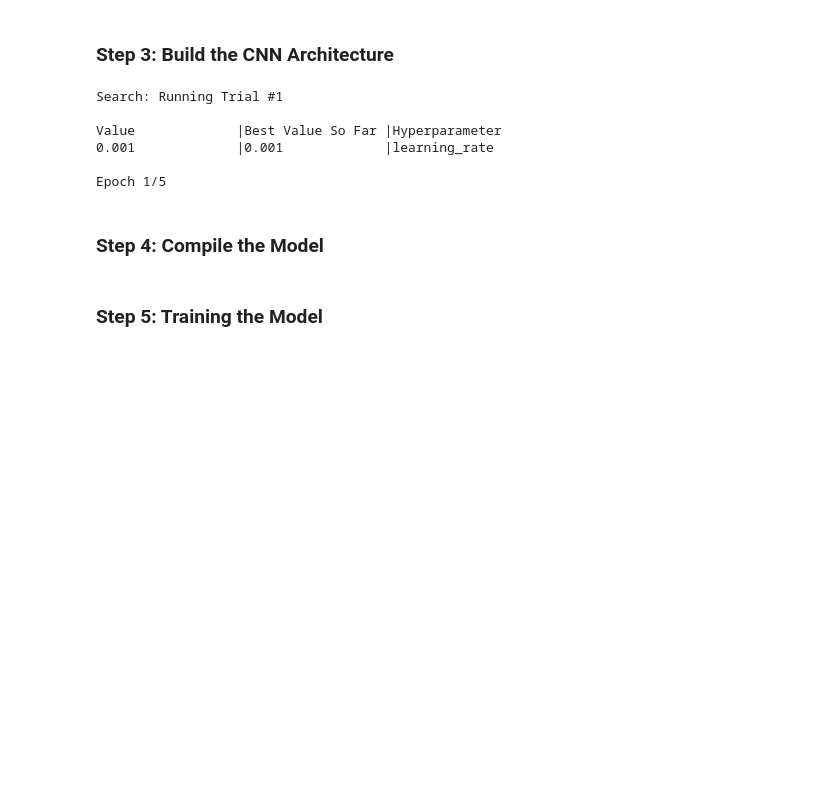
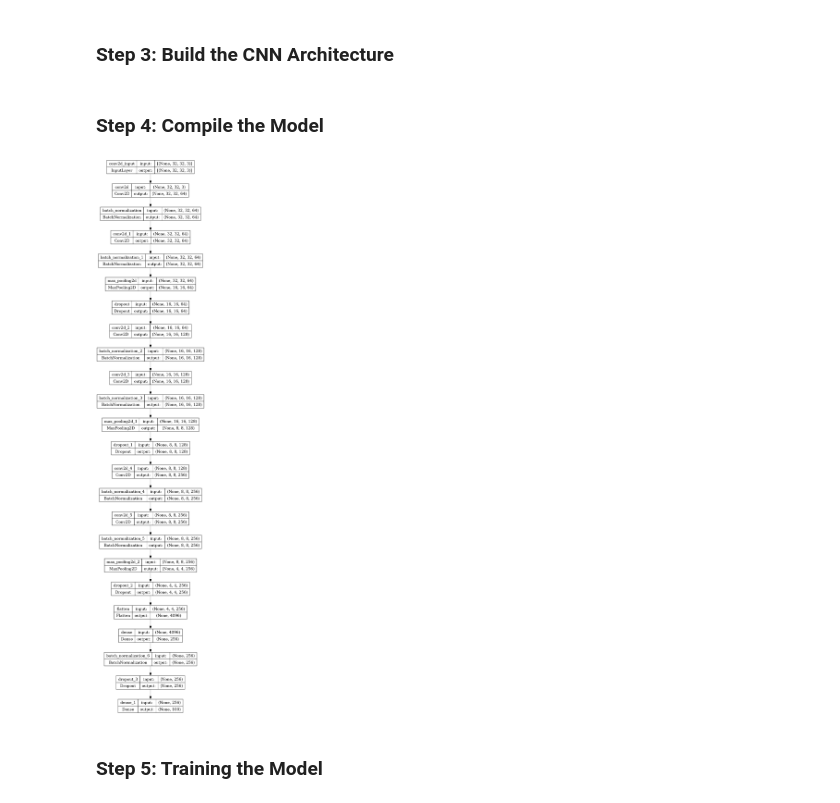
Before and after one commit to Luke-J-Miller/Showcase, a Jupyter notebook: ImageClassification/cifar-100.ipynb, the cells around one changed output. Saved outputs shown, nothing was run; the diff lists cells and outputs as text; code cells hidden in the pictures; blank space fills up the shorter version.

```diff
--- a/ImageClassification/cifar-100.ipynb
+++ b/ImageClassification/cifar-100.ipynb
@@ -86,7 +87,7 @@ mixed_precision.set_global_policy(policy)
 # %% [markdown]
 ### Step 1c:  variables for flow control
 # %%
-keras_tuning = True
+keras_tuning = False
 # %% [markdown]
 ### Step 2: Data Preprocessing
 # %%
@@ -147,50 +148,48 @@ if keras_tuning:
                 validation_data=(x_test, y_test))
 
 else:
-    model = models.Sequential()
-    model.add(layers.Conv2D(64, (3, 3), padding='same', activation='relu', input_shape=(32, 32, 3)))
-    model.add(layers.BatchNormalization())
-    model.add(layers.Conv2D(64, (3, 3), padding='same', activation='relu'))
-    model.add(layers.BatchNormalization())
-    model.add(layers.MaxPooling2D((2, 2)))
-    model.add(layers.Dropout(0.2))
+    def build_model():
+        model = models.Sequential()
+        model.add(layers.Conv2D(64, (3, 3), padding='same', activation='relu', input_shape=(32, 32, 3)))
+        model.add(layers.BatchNormalization())
+        model.add(layers.Conv2D(64, (3, 3), padding='same', activation='relu'))
+        model.add(layers.BatchNormalization())
+        model.add(layers.MaxPooling2D((2, 2)))
+        model.add(layers.Dropout(0.2))
 
-    model.add(layers.Conv2D(128, (3, 3), padding='same', activation='relu'))
-    model.add(layers.BatchNormalization())
-    model.add(layers.Conv2D(128, (3, 3), padding='same', activation='relu'))
-    model.add(layers.BatchNormalization())
-    model.add(layers.MaxPooling2D((2, 2)))
-    model.add(layers.Dropout(0.3))
+        model.add(layers.Conv2D(128, (3, 3), padding='same', activation='relu'))
+        model.add(layers.BatchNormalization())
+        model.add(layers.Conv2D(128, (3, 3), padding='same', activation='relu'))
+        model.add(layers.BatchNormalization())
+        model.add(layers.MaxPooling2D((2, 2)))
+        model.add(layers.Dropout(0.3))
 
-    model.add(layers.Conv2D(256, (3, 3), padding='same', activation='relu'))
-    model.add(layers.BatchNormalization())
-    model.add(layers.Conv2D(256, (3, 3), padding='same', activation='relu'))
-    model.add(layers.BatchNormalization())
-    model.add(layers.MaxPooling2D((2, 2)))
-    model.add(layers.Dropout(0.4))
+        model.add(layers.Conv2D(256, (3, 3), padding='same', activation='relu'))
+        model.add(layers.BatchNormalization())
+        model.add(layers.Conv2D(256, (3, 3), padding='same', activation='relu'))
+        model.add(layers.BatchNormalization())
+        model.add(layers.MaxPooling2D((2, 2)))
+        model.add(layers.Dropout(0.4))
 
-    model.add(layers.Flatten())
-    model.add(layers.Dense(256, activation='relu'))
-    model.add(layers.BatchNormalization())
-    model.add(layers.Dropout(0.5))
-    model.add(layers.Dense(num_classes, activation='softmax'))
+        model.add(layers.Flatten())
+        model.add(layers.Dense(256, activation='relu'))
+        model.add(layers.BatchNormalization())
+        model.add(layers.Dropout(0.5))
+        model.add(layers.Dense(num_classes, activation='softmax'))
+        return model
-# %% [output]
-Search: Running Trial #1
-
-Value             |Best Value So Far |Hyperparameter
-0.001             |0.001             |learning_rate
-
-Epoch 1/5
 # %% [markdown]
 ### Step 4: Compile the Model
 # %%
-opt = optimizers.Adam(learning_rate=0.001)
-model.compile(optimizer=opt,
-              loss='categorical_crossentropy',
-              metrics=['accuracy'])
-plot = utils.plot_model(model, show_shapes=True, show_layer_names=True)
-plot.savefig("model.png")
-Image(filename='model.png')
+if not keras_tuning:
+    opt = optimizers.Adam(learning_rate=0.001)
+    model.compile(optimizer=opt,
+                  loss='categorical_crossentropy',
+                  metrics=['accuracy'])
+    utils.plot_model(model, show_shapes=True, to_file='model.png', show_layer_names=True)
+    img = Ipy.Image(filename='model.png')
+    Ipy.display(img)
+# %% [output]
+[figure, added]
 # %% [markdown]
 ### Step 5: Training the Model
 # %%
```
Also changed, not shown: parts of 3 cells of this notebook.
